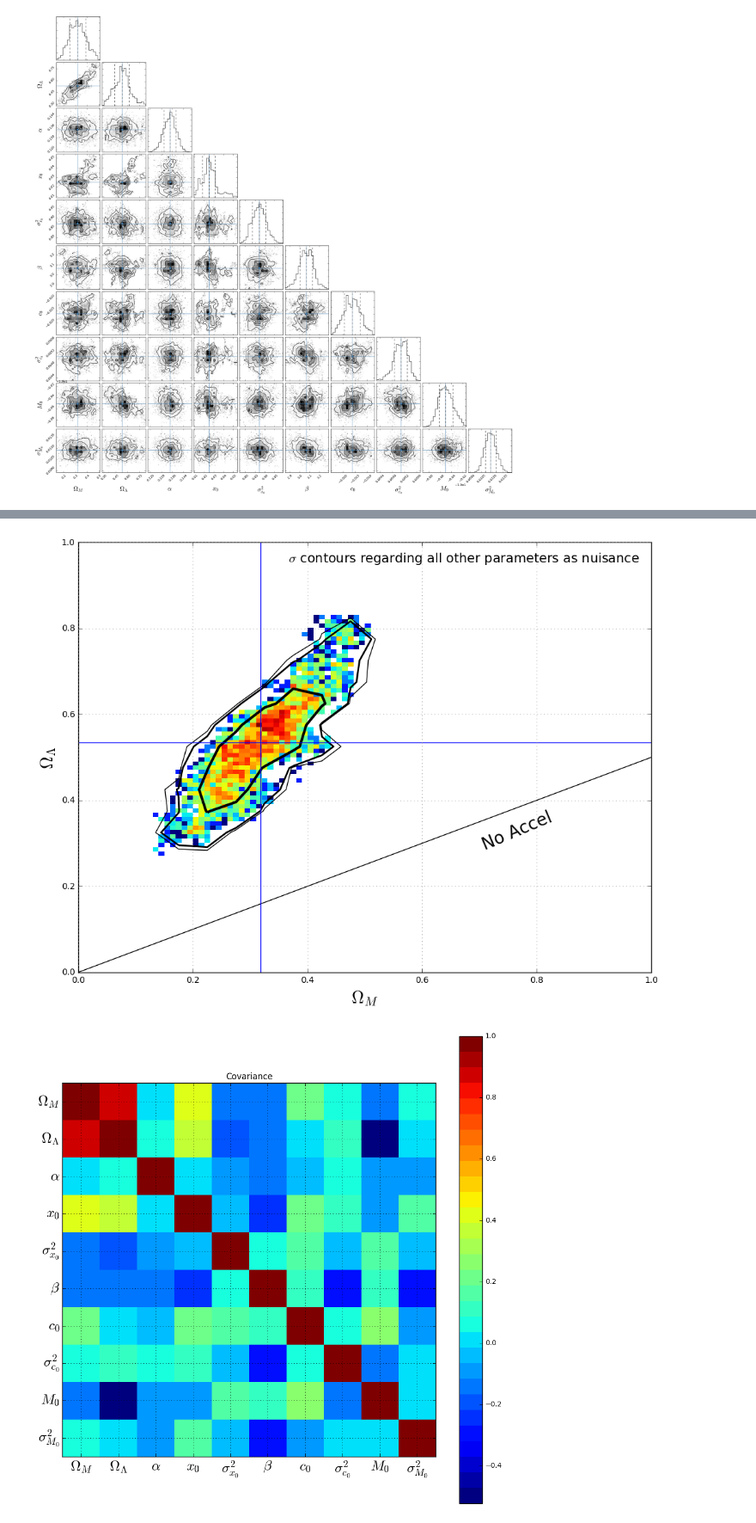
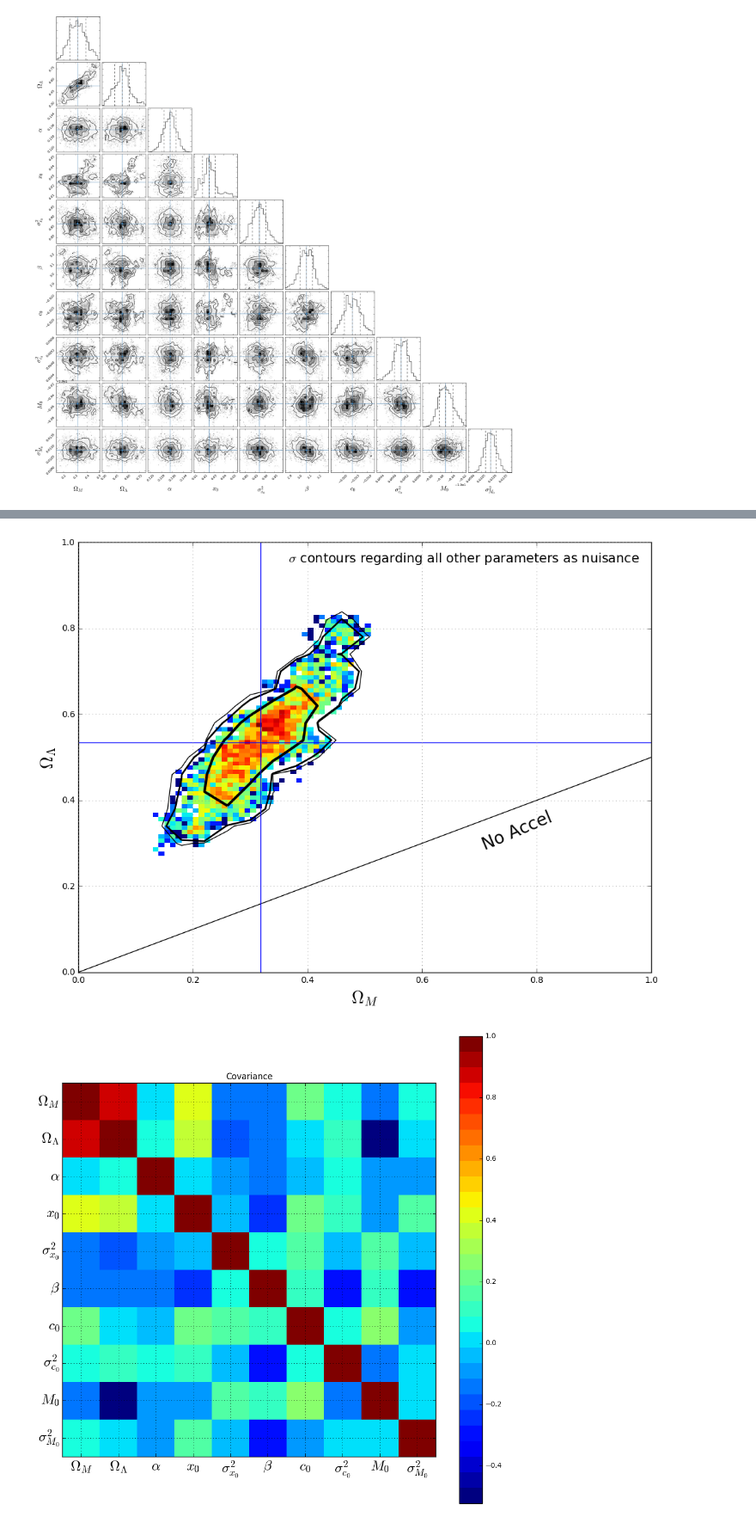
Before and after one commit to djbrout/snjla, a Jupyter notebook: snjla4.ipynb, the cells around one changed output, grey strips where cells are left out. Shown at 86% size. Saved outputs shown, nothing was run; the diff lists cells and outputs as text; code cells hidden in the pictures.

```diff
--- a/snjla4.ipynb
+++ b/snjla4.ipynb
@@ -271,35 +271,35 @@ from astroML.plotting.mcmc import convert_to_stdev
 from matplotlib.colors import LogNorm
 
 fig = pl.figure(figsize=(12,9))
 ax = fig.add_subplot(111)
-H, xbins, ybins = np.histogram2d(chains[:, 0], chains[:, 1], bins=(np.arange(0,1,.05),np.arange(0,1,.05)))
+H, xbins, ybins = np.histogram2d(chains[:, 0], chains[:, 1], bins=(np.arange(0,1,.04),np.arange(0,1,.04)))
 H[H == 0] = 1E-16
 Nsigma = convert_to_stdev(np.log(H))
 ax.hist2d(chains[:, 0], chains[:, 1], bins=(np.arange(0,1,.01),np.arange(0,1,.01)),norm=LogNorm())
 ax.contour(0.5 * (xbins[1:] + xbins[:-1]),
                0.5 * (ybins[1:] + ybins[:-1]),
                Nsigma.T, levels=[0.683, 0.955, 0.975], colors='black',linewidths=(3,2,1))
 
 ax.set_xlabel(r"$\Omega_M$",size=20)
 ax.set_ylabel(r"$\Omega_{\Lambda}$",size=20)
 ax.grid(color='gray')
 
 ax.text(0.98, 0.98, r'$\sigma$ contours regarding all other parameters as nuisance', ha='right', va='top',
             bbox=dict(fc='w', ec='none', alpha=0.5),size=15,
             transform=ax.transAxes)
 
 pl.plot(np.arange(0,1.1,.1),.5*np.arange(0,1.1,.1),color='k')
 pl.text(0.7, 0.35, 'No Accel',rotation=23,size=20)
 pl.xlabel(r"$\Omega_M$",size=20)
 pl.ylabel(r"$\Omega_{\Lambda}$",size=20)
 pl.axhline(truths[1])
 pl.axvline(truths[0])
 
 pl.xlim(0,1)
 pl.ylim(0,1)
 pl.show()
 # %% [output]
-[figure, old version]
+[figure, new version]
 # %%
 def correlation_matrix(df):
     from matplotlib import cm as cm
```
Also changed, not shown: parts of 1 cell of this notebook.
